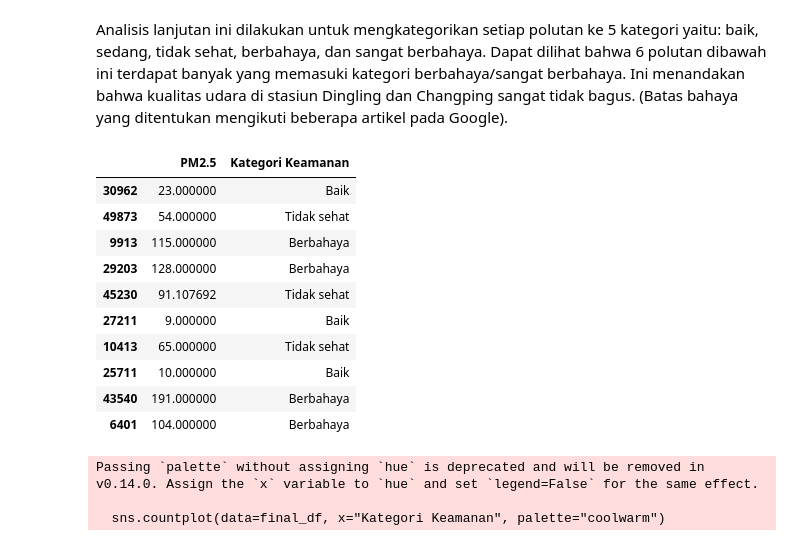
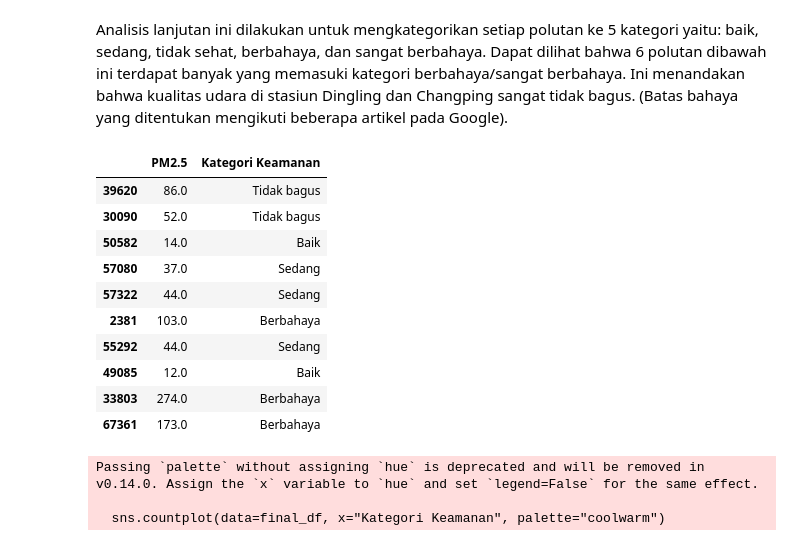
Before and after one commit to feliciasalim/Data-Analysis-Air-Quality, a Jupyter notebook: notebook.ipynb, the cells around one changed output. Drawn from its saved outputs; the diff is of its cells as text; code cells hidden in the pictures.

```diff
--- a/notebook.ipynb
+++ b/notebook.ipynb
@@ -672,21 +672,21 @@ Analisis lanjutan ini dilakukan untuk mengkategorikan setiap polutan ke 5 katego
 # %%
 final_df['Kategori Keamanan'] = pd.cut(final_df['PM2.5'],
   bins=[0, 25, 50, 100, 300,  500],
-  labels=["Baik", "Sedang", "Tidak sehat", "Berbahaya", "Sangat berbahaya"])
+  labels=["Baik", "Sedang", "Tidak bagus", "Berbahaya", "Sangat berbahaya"])
 
 final_df[['PM2.5', 'Kategori Keamanan']].sample(10)
 # %% [output]
 |  | PM2.5 | Kategori Keamanan |
-| 30962 | 23.000000 | Baik |
-| 49873 | 54.000000 | Tidak sehat |
-| 9913 | 115.000000 | Berbahaya |
-| 29203 | 128.000000 | Berbahaya |
-| 45230 | 91.107692 | Tidak sehat |
-| 27211 | 9.000000 | Baik |
-| 10413 | 65.000000 | Tidak sehat |
-| 25711 | 10.000000 | Baik |
-| 43540 | 191.000000 | Berbahaya |
-| 6401 | 104.000000 | Berbahaya |
+| 39620 | 86.0 | Tidak bagus |
+| 30090 | 52.0 | Tidak bagus |
+| 50582 | 14.0 | Baik |
+| 57080 | 37.0 | Sedang |
+| 57322 | 44.0 | Sedang |
+| 2381 | 103.0 | Berbahaya |
+| 55292 | 44.0 | Sedang |
+| 49085 | 12.0 | Baik |
+| 33803 | 274.0 | Berbahaya |
+| 67361 | 173.0 | Berbahaya |
 # %%
 plt.figure(figsize=(8, 5))
 sns.countplot(data=final_df, x="Kategori Keamanan", palette="coolwarm")
```
Also changed, not shown: parts of 5 cells of this notebook.
